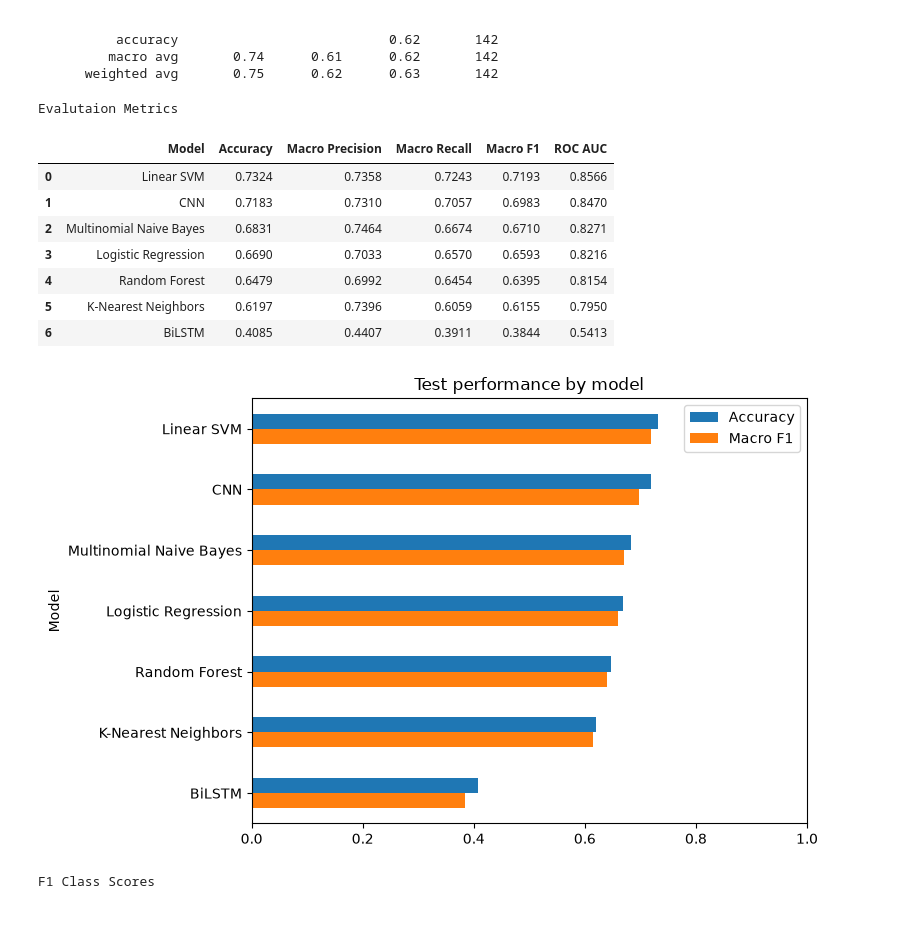
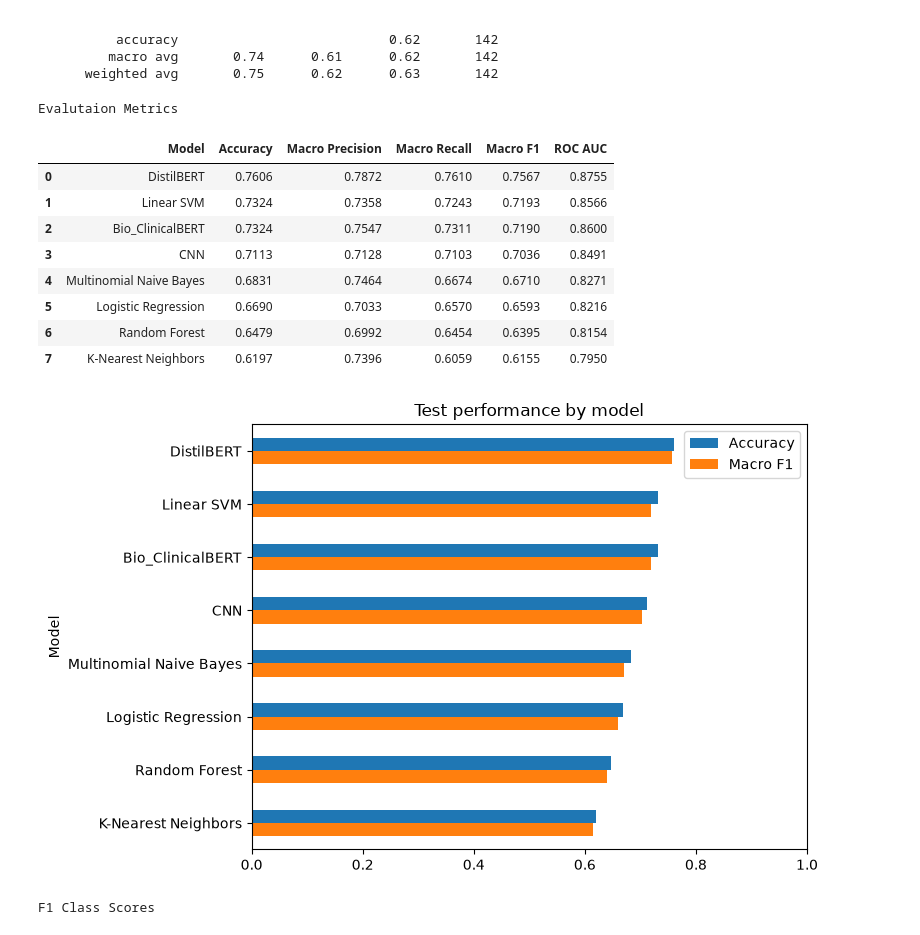
Before and after one commit to tristanm71/COSC4337-final-project, a Jupyter notebook: traditional_ML_models.ipynb, the cells around one changed output. Cells and saved outputs as stored; diff of their text form; code cells hidden in the pictures.

```diff
--- a/traditional_ML_models.ipynb
+++ b/traditional_ML_models.ipynb
@@ -592,7 +711,7 @@ display(per_class_df.round(2))     # hardest categories at the top
 
 #training and validation accuracy for each model
 for name, pred in predictions.items():
-    if name in ["CNN", "BiLSTM"]:
+    if name in ["CNN", "DistilBERT", "Bio_ClinicalBERT"]:
         model_history = history[name]
         plt.plot(model_history.history['accuracy'], label=f'{name} Train')
         plt.plot(model_history.history['val_accuracy'], label=f'{name} Validation')
@@ -605,7 +724,7 @@ for name, pred in predictions.items():
 
 #Training and validation loss for each model
 for name, pred in predictions.items():
-    if name in ["CNN", "BiLSTM"]:
+    if name in ["CNN", "DistilBERT", "Bio_ClinicalBERT"]:
         model_history = history[name]
         plt.plot(model_history.history['loss'], label=f'{name} Train')
         plt.plot(model_history.history['val_loss'], label=f'{name} Validation')
@@ -622,7 +741,8 @@ from sklearn.preprocessing import label_binarize
 y_true_bin = label_binarize(y_true, classes=le.classes_)
 model_scores = {
     "CNN": cnn.predict(X_test_seq, verbose=0),
-    "BiLSTM": bilstm.predict(X_test_seq, verbose=0),
+    "DistilBERT": distilbert.predict(X_test_tok, verbose=0),
+    "Bio_ClinicalBERT": bioclinical.predict(X_test_bio, verbose=0),
 }
 
 plt.figure(figsize=(8, 6))
@@ -636,40 +756,41 @@ plt.xlim([0.0, 1.0])
 plt.ylim([0.0, 1.05])
 plt.xlabel('False Positive Rate')
 plt.ylabel('True Positive Rate')
 plt.title('Micro-average ROC Curve')
 plt.legend(loc="lower right")
 plt.show()
 
 # --- 4. Confusion matrix for the best model ---
 # best = results.loc[0, "Model"]
 # fig, ax = plt.subplots(figsize=(14, 12))
 # ConfusionMatrixDisplay.from_predictions(
 #     y_true, predictions[best], normalize="true", values_format=".2f",
 #     xticks_rotation=90, ax=ax, colorbar=False)
 # ax.set_title(f"{best} - normalized confusion matrix (test set)")
 # plt.tight_layout()
 # plt.show()
 
 # # --- 5. Most common confusions for the best model ---
 # errors = pd.DataFrame({"text": np.array(X_test), "true": y_true, "predicted": predictions[best]})
 # errors = errors[errors["true"] != errors["predicted"]]
 # print(f"{best}: {len(errors)} errors out of {len(y_true)}")
 # display(errors.groupby(["true", "predicted"]).size()
 #               .sort_values(ascending=False).head(10)
 #               .rename("count").reset_index())
 
 # # --- 6. Example misclassified sentences ---
 # display(errors.sample(min(10, len(errors)), random_state=42))
 # %% [output]
 Evalutaion Metrics
 |  | Model | Accuracy | Macro Precision | Macro Recall | Macro F1 | ROC AUC |
-| 0 | Linear SVM | 0.7324 | 0.7358 | 0.7243 | 0.7193 | 0.8566 |
-| 1 | CNN | 0.7183 | 0.7310 | 0.7057 | 0.6983 | 0.8470 |
-| 2 | Multinomial Naive Bayes | 0.6831 | 0.7464 | 0.6674 | 0.6710 | 0.8271 |
-| 3 | Logistic Regression | 0.6690 | 0.7033 | 0.6570 | 0.6593 | 0.8216 |
-| 4 | Random Forest | 0.6479 | 0.6992 | 0.6454 | 0.6395 | 0.8154 |
-| 5 | K-Nearest Neighbors | 0.6197 | 0.7396 | 0.6059 | 0.6155 | 0.7950 |
-| 6 | BiLSTM | 0.4085 | 0.4407 | 0.3911 | 0.3844 | 0.5413 |
+| 0 | DistilBERT | 0.7606 | 0.7872 | 0.7610 | 0.7567 | 0.8755 |
+| 1 | Linear SVM | 0.7324 | 0.7358 | 0.7243 | 0.7193 | 0.8566 |
+| 2 | Bio_ClinicalBERT | 0.7324 | 0.7547 | 0.7311 | 0.7190 | 0.8600 |
+| 3 | CNN | 0.7113 | 0.7128 | 0.7103 | 0.7036 | 0.8491 |
+| 4 | Multinomial Naive Bayes | 0.6831 | 0.7464 | 0.6674 | 0.6710 | 0.8271 |
+| 5 | Logistic Regression | 0.6690 | 0.7033 | 0.6570 | 0.6593 | 0.8216 |
+| 6 | Random Forest | 0.6479 | 0.6992 | 0.6454 | 0.6395 | 0.8154 |
+| 7 | K-Nearest Neighbors | 0.6197 | 0.7396 | 0.6059 | 0.6155 | 0.7950 |
-[figure, old version]
+[figure, new version]
 F1 Class Scores
 |  | Logistic Regression | Linear SVM | Random Forest | Multinomial Naive Bayes | K-Nearest Neighbors | CNN | ... |
```
Also changed, not shown: parts of 4 cells of this notebook, 1 other file.
